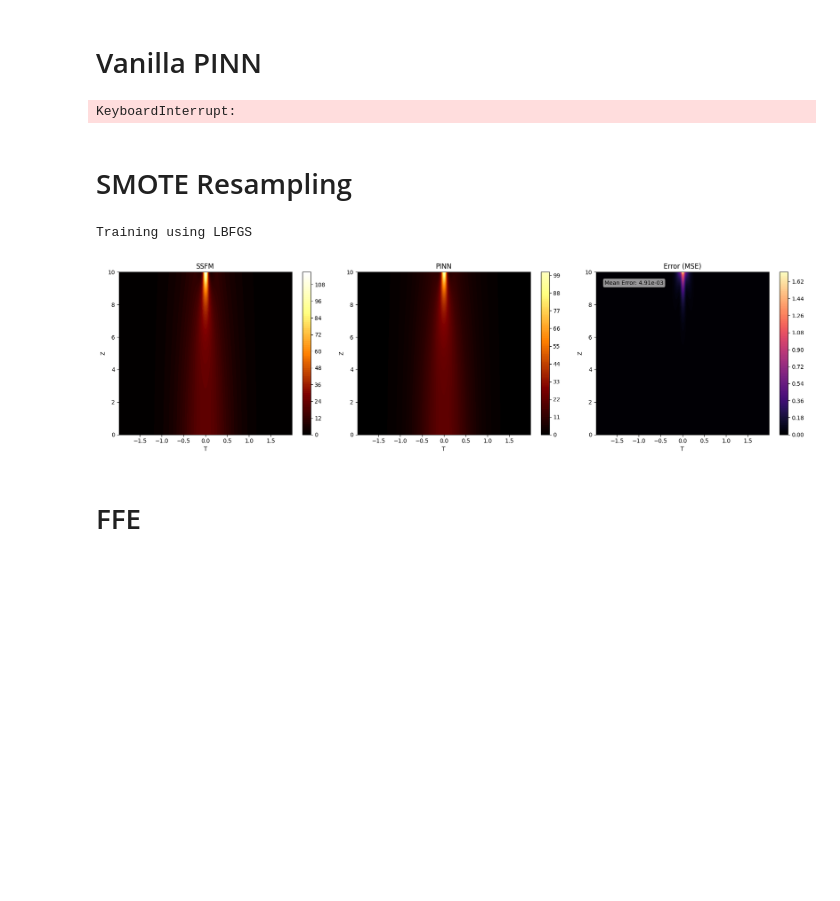
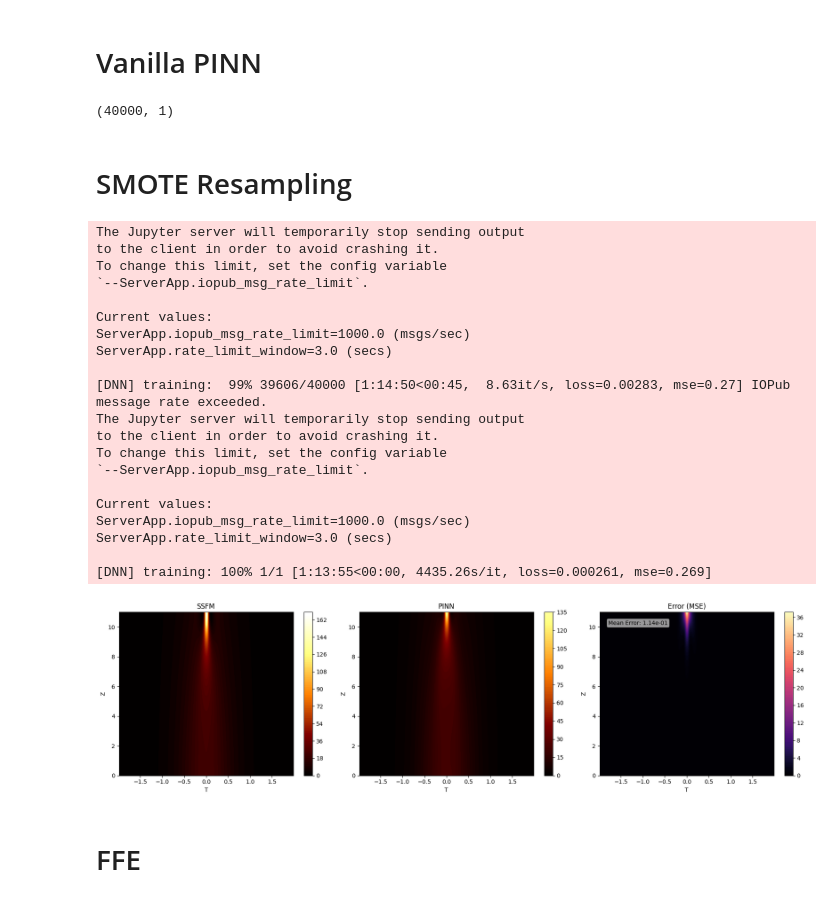
Before and after one commit to NdokiA/shortPulse-PINNs, a Jupyter notebook: pinnCheck-com.ipynb, the cells around one changed output. Drawn from its saved outputs; the diff is of its cells as text; code cells hidden in the pictures; blank space fills up the shorter version.

```diff
--- a/pinnCheck-com.ipynb
+++ b/pinnCheck-com.ipynb
@@ -21,7 +21,7 @@ truthLength = np.load('results/ClengthArr.npy')
 # %%
 num_init = 500 #number of initial points
 num_bound = 500 #number of boundary points, each
-num_col = 10000 #number of collocation points
+num_col = 40000 #number of collocation points
 num_val = 7000 #number of validation sampling points
 # %%
 #IC Function
@@ -99,8 +99,12 @@ plt.plot(truthTime, np.abs(truthPulse[0]))
 [figure]
 # %% [markdown]
 # Vanilla PINN
+# %%
+tx_col[0].shape
+# %% [output]
+(40000, 1)
 # %%
-path = 'results/complex/vanilla'
+path = 'results/complex/vanilla40k'
 layers = [2]+[128]*4+[2]
 optimizer = 'Adam'
 activation = 'tanh'
@@ -131,8 +135,6 @@ utils.plotCompare(tMesh, xMesh, predPulse, expPulse, error, nrange = -1, title =
 piNN.thisLog.history['finalError']: np.mean(np.abs(error)**2)
 piNN.save_model(f'{path}/model.pth', f'{path}/records.json')
 np.save(path+"/predPulse.npy", predPulse)
-# %% [output]
-KeyboardInterrupt:
 # %% [markdown]
 # SMOTE Resampling
 # %%
@@ -142,40 +144,60 @@ optimizer = 'Adam'
 activation = 'tanh'
 smote = {
     'smote_threshold': 0.35,       # Fraction of high-loss points to sample
-    'smote_epoch': 7500,
-    'smote_max': 40000,
+    'smote_epoch': 5000,
+    'smote_ratio': 0.7,
+    'smote_max': 20000,
 }
 
 
 piNN = physicsNN.phyModel(tx_init, uv_init, tx_col, tx_val, uv_val, txU_bound, txL_bound,
                           layers, parameters, optimizer, act = activation, lambda_init = 10,
-                          smote = smote)
-
+                          smote = smote, scheduler = True)
+piNN.optimizer = pinnUtils.choose_optimizer('adam', piNN.dnn.parameters(), lr = 1e-4)
 piNN.train(epochs =40000)
 
 print('Training using LBFGS')
 piNN.optimizer = pinnUtils.choose_optimizer('lbfgs', piNN.dnn.parameters(), max_iter = 5000)
 piNN.train(epochs = 1)
 
 os.makedirs(path, exist_ok = True)
 
 #inference
 expTime = utils.clipMatrix(truthTime, 500)
 expLength = truthLength
 expPulse = utils.clipMatrix(truthPulse, 500)
 
 tMesh, xMesh = np.meshgrid(expTime, expLength)
 
 predPulse = piNN.inference(tMesh/T, xMesh/L)
 error = (predPulse-expPulse)
 
 utils.plotCompare(tMesh, xMesh, predPulse, expPulse, error, nrange = -1, title = f'{path}/result')
 piNN.thisLog.history['finalError']: np.mean(np.abs(error)**2)
 piNN.save_model(f'{path}/model.pth', f'{path}/records.json')
 np.save(path+"/predPulse.npy", predPulse)
 # %% [output]
-Training using LBFGS
+The Jupyter server will temporarily stop sending output
+to the client in order to avoid crashing it.
+To change this limit, set the config variable
+`--ServerApp.iopub_msg_rate_limit`.
+
+Current values:
+ServerApp.iopub_msg_rate_limit=1000.0 (msgs/sec)
+ServerApp.rate_limit_window=3.0 (secs)
+
+[DNN] training:  99% 39606/40000 [1:14:50<00:45,  8.63it/s, loss=0.00283, mse=0.27] IOPub message rate exceeded.
+The Jupyter server will temporarily stop sending output
+to the client in order to avoid crashing it.
+To change this limit, set the config variable
+`--ServerApp.iopub_msg_rate_limit`.
+
+Current values:
+ServerApp.iopub_msg_rate_limit=1000.0 (msgs/sec)
+ServerApp.rate_limit_window=3.0 (secs)
+
+[DNN] training: 100% 1/1 [1:13:55<00:00, 4435.26s/it, loss=0.000261, mse=0.269]
-[figure, old version]
+[figure, new version]
 # %% [markdown]
 # FFE
 # %%
```
Also changed, not shown: parts of 3 cells of this notebook, 3 other files.
